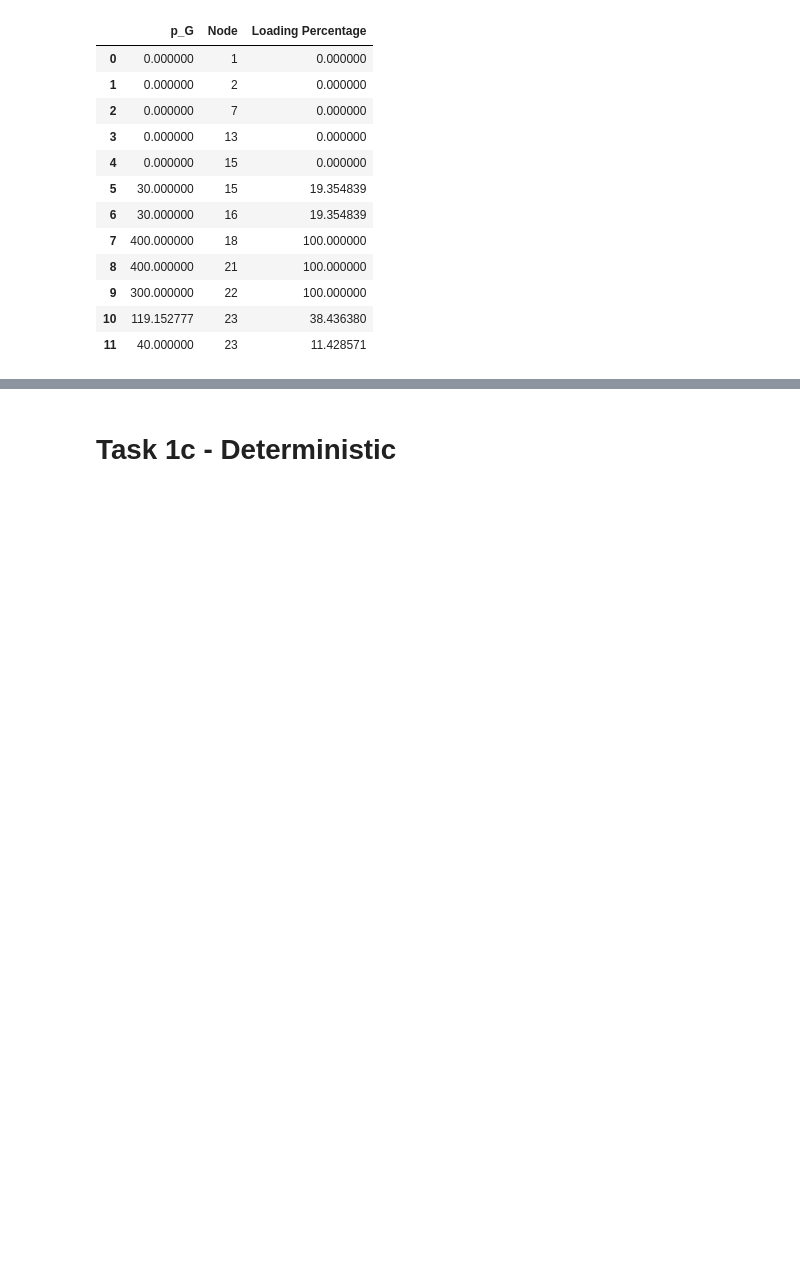
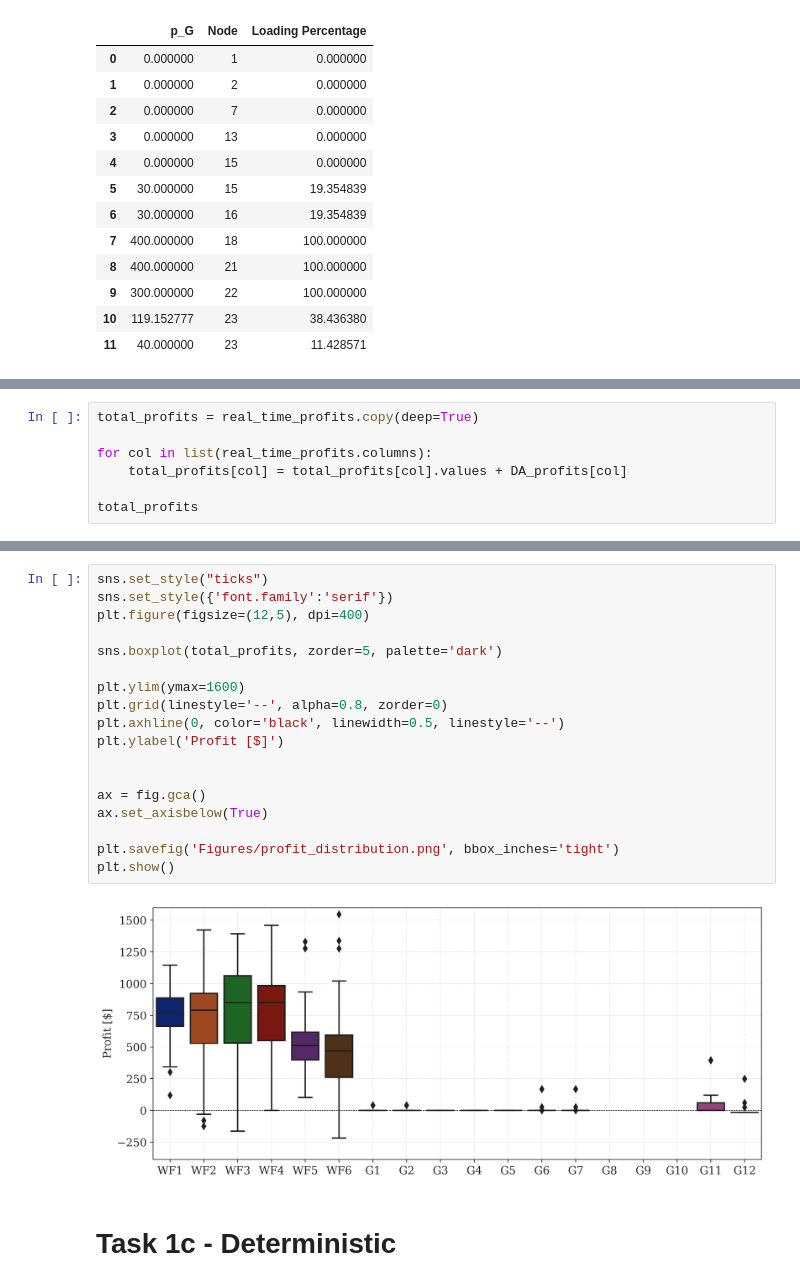
Before and after one commit to SorenBlattBendtsen/46750, a Jupyter notebook: Assignment 2/task_1.ipynb, the cells around one changed output, grey strips where cells are left out. Saved outputs shown, nothing was run; the diff lists cells and outputs as text; blank space fills up the shorter version.

```diff
--- a/Assignment 2/task_1.ipynb
+++ b/Assignment 2/task_1.ipynb
@@ -301,0 +441,7 @@ plt.show()
+# %%
+total_profits = real_time_profits.copy(deep=True)
+
+for col in list(real_time_profits.columns):
+    total_profits[col] = total_profits[col].values + DA_profits[col]
+
+total_profits
@@ -302,3 +467,23 @@ plt.show()
+# %%
+sns.set_style("ticks")
+sns.set_style({'font.family':'serif'})
+plt.figure(figsize=(12,5), dpi=400)
+
+sns.boxplot(total_profits, zorder=5, palette='dark')
+
+plt.ylim(ymax=1600)
+plt.grid(linestyle='--', alpha=0.8, zorder=0)
+plt.axhline(0, color='black', linewidth=0.5, linestyle='--')
+plt.ylabel('Profit [$]')
+
+
+ax = fig.gca()
+ax.set_axisbelow(True)
+
+plt.savefig('Figures/profit_distribution.png', bbox_inches='tight')
+plt.show()
+# %% [output]
+[figure, added]
 # %% [markdown]
 # Task 1c - Deterministic
 # %% [markdown]
```
Also changed, not shown: parts of 8 cells of this notebook, 2 other files.
